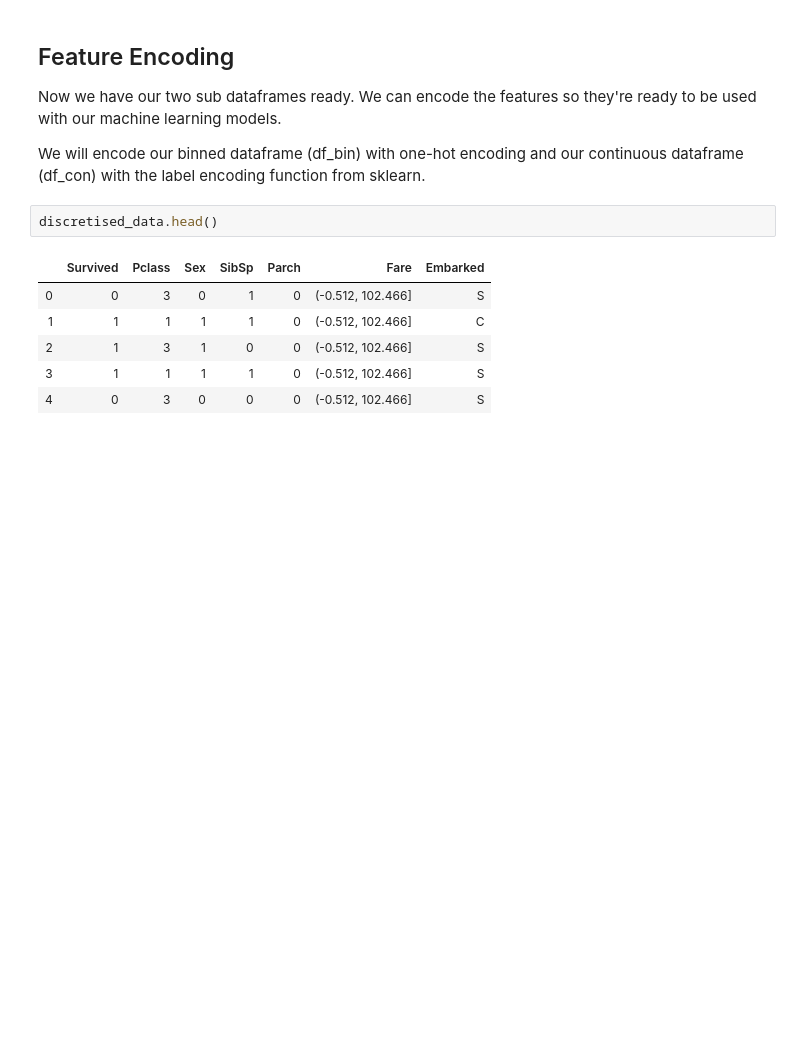
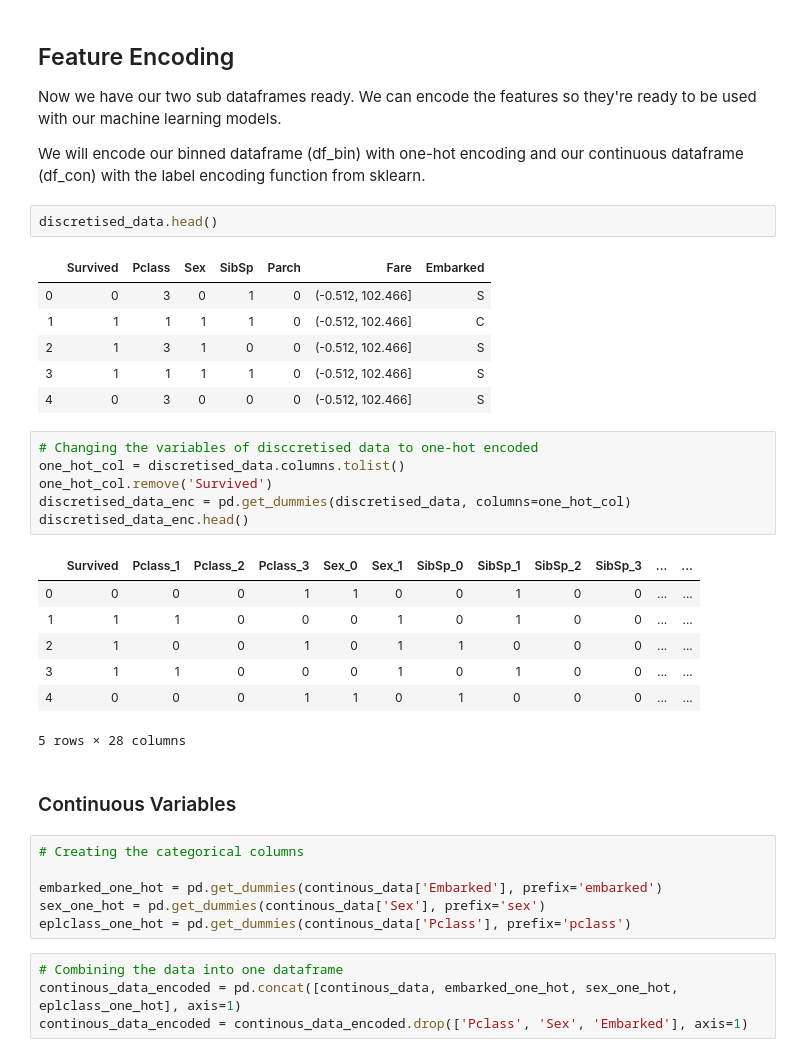
Before and after one commit to StarkAndroid/Titanic, a Jupyter notebook: Titanic.ipynb, the cells around one changed output. Drawn from its saved outputs; the diff is of its cells as text; blank space fills up the shorter version.

```diff
--- a/Titanic.ipynb
+++ b/Titanic.ipynb
@@ -443,3 +455,29 @@ discretised_data.head()
 | 2 | 1 | 3 | 1 | 0 | 0 | (-0.512, 102.466] | S |
 | 3 | 1 | 1 | 1 | 1 | 0 | (-0.512, 102.466] | S |
 | 4 | 0 | 3 | 0 | 0 | 0 | (-0.512, 102.466] | S |
+# %%
+# Changing the variables of disccretised data to one-hot encoded
+one_hot_col = discretised_data.columns.tolist()
+one_hot_col.remove('Survived')
+discretised_data_enc = pd.get_dummies(discretised_data, columns=one_hot_col)
+discretised_data_enc.head()
+# %% [output]
+|  | Survived | Pclass_1 | Pclass_2 | Pclass_3 | Sex_0 | Sex_1 | SibSp_0 | SibSp_1 | SibSp_2 | SibSp_3 | ... | ... |
+| 0 | 0 | 0 | 0 | 1 | 1 | 0 | 0 | 1 | 0 | 0 | ... | ... |
+| 1 | 1 | 1 | 0 | 0 | 0 | 1 | 0 | 1 | 0 | 0 | ... | ... |
+| 2 | 1 | 0 | 0 | 1 | 0 | 1 | 1 | 0 | 0 | 0 | ... | ... |
+| 3 | 1 | 1 | 0 | 0 | 0 | 1 | 0 | 1 | 0 | 0 | ... | ... |
+| 4 | 0 | 0 | 0 | 1 | 1 | 0 | 1 | 0 | 0 | 0 | ... | ... |
+5 rows × 28 columns
+# %% [markdown]
+### Continuous Variables
+# %%
+# Creating the categorical columns
+
+embarked_one_hot = pd.get_dummies(continous_data['Embarked'], prefix='embarked')
+sex_one_hot = pd.get_dummies(continous_data['Sex'], prefix='sex')
+eplclass_one_hot = pd.get_dummies(continous_data['Pclass'], prefix='pclass')
+# %%
+# Combining the data into one dataframe
+continous_data_encoded = pd.concat([continous_data, embarked_one_hot, sex_one_hot, eplclass_one_hot], axis=1)
+continous_data_encoded = continous_data_encoded.drop(['Pclass', 'Sex', 'Embarked'], axis=1)
```
Also changed, not shown: parts of 40 cells of this notebook.
